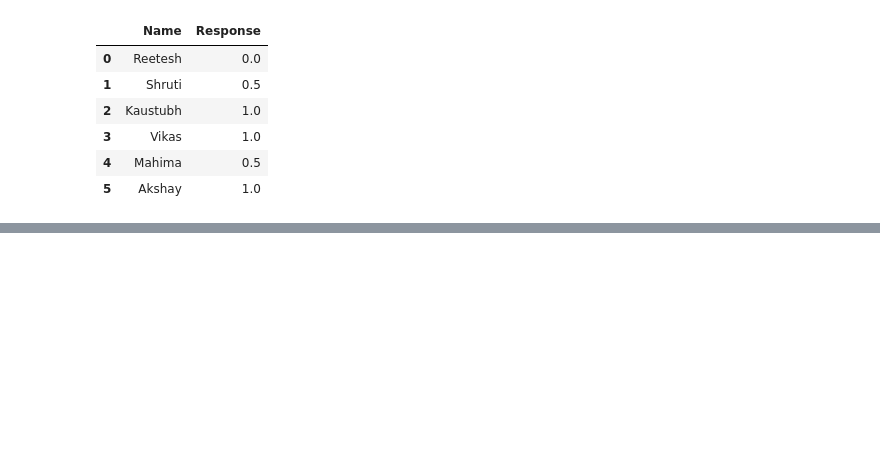
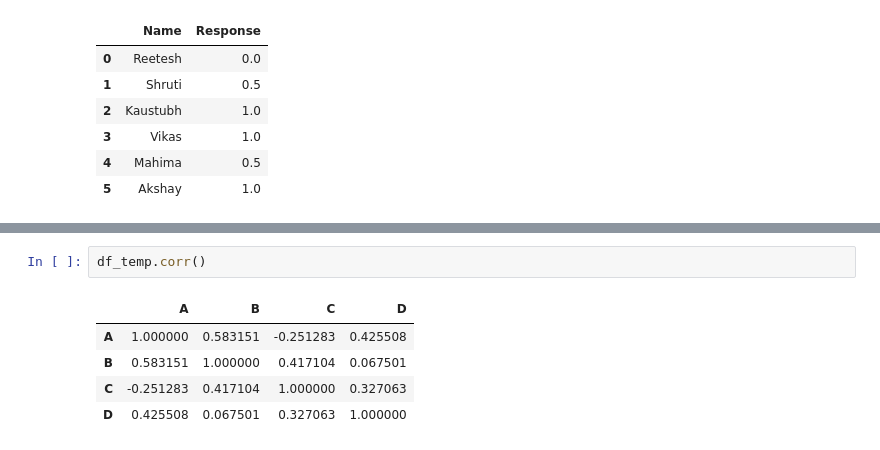
Before and after one commit to vamsigp/IIIT-B, a Jupyter notebook: 1. Statistics and Machine Learning/8. Linear Regression/4. Multiple Linear Regression/InQuiz.ipynb, the cells around one changed output, grey strips where cells are left out. Saved outputs shown, nothing was run; the diff lists cells and outputs as text; blank space fills up the shorter version.

```diff
--- a/1. Statistics and Machine Learning/8. Linear Regression/4. Multiple Linear Regression/InQuiz.ipynb
+++ b/1. Statistics and Machine Learning/8. Linear Regression/4. Multiple Linear Regression/InQuiz.ipynb
@@ -76,0 +95,8 @@ df
+# %%
+df_temp.corr()
+# %% [output]
+|  | A | B | C | D |
+| A | 1.000000 | 0.583151 | -0.251283 | 0.425508 |
+| B | 0.583151 | 1.000000 | 0.417104 | 0.067501 |
+| C | -0.251283 | 0.417104 | 1.000000 | 0.327063 |
+| D | 0.425508 | 0.067501 | 0.327063 | 1.000000 |
```
Also changed, not shown: parts of 7 cells of this notebook, 10 other files.
